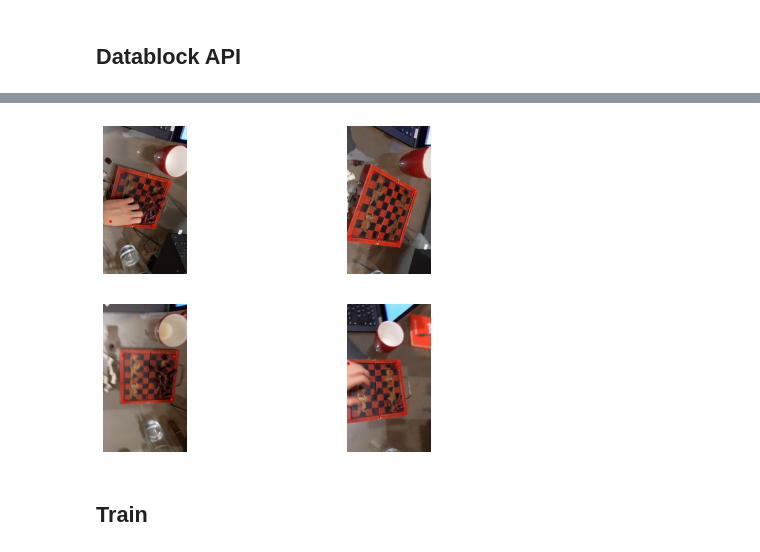
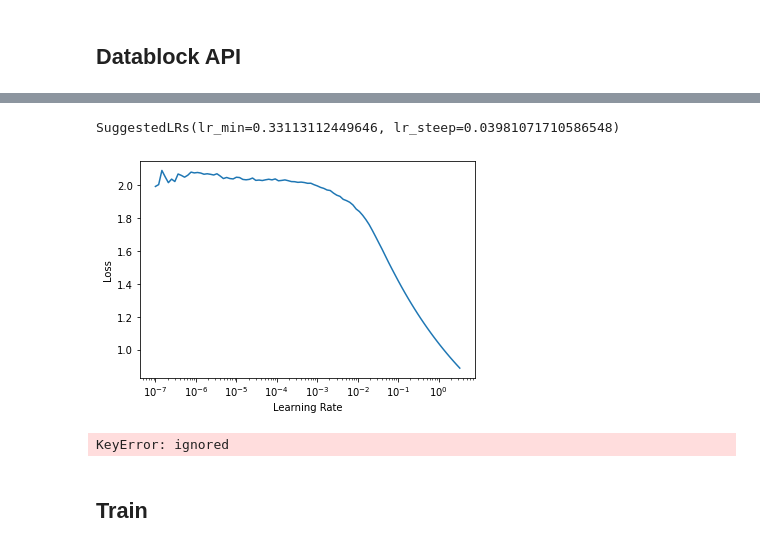
Before and after one commit to silent-ai/chessboard, a Jupyter notebook: nbs/chessboard_detector.ipynb, the cells around one changed output, grey strips where cells are left out. Saved outputs shown, nothing was run; the diff lists cells and outputs as text; code cells hidden in the pictures.

```diff
--- a/nbs/chessboard_detector.ipynb
+++ b/nbs/chessboard_detector.ipynb
@@ -56,3 +61,31 @@ biwi = DataBlock(
     #item_tfms=Resize(320),
     batch_tfms=[Normalize.from_stats(*imagenet_stats)]
 )
+# %%
+#imgs = get_image_files(path/'content/chessboard/data/chessboard_images')
+#def overwriter(fname): return 'chessboard'
+#lambda is like def but anonomous
+chess = DataBlock(
+    #TensorCategory(0) is type for Category
+    blocks=(ImageBlock, CategoryBlock),
+    get_items=get_image_files,
+
+    #get image file output passed into overwriter call
+    #ML: x is input, y is label
+    get_y=lambda x: 'chessboard',
+
+    #specify validation set
+    splitter=RandomSplitter(),
+
+    #specify item transformations
+    item_tfms=Resize(size=224)
+)
+chessboard_dls = chess.dataloaders(path/'content')
+#chessboard_dls.show_batch()
+
+chesslearn = cnn_learner(chessboard_dls, resnet34, n_out=3)
+#n out is number of categories out
+#res34 is arch which has been pretrained already so has classifications like man, dog, frog
+
+chesslearn.lr_find()
+# %% [output]
@@ -59,8 +93,10 @@ biwi = DataBlock(
+SuggestedLRs(lr_min=0.33113112449646, lr_steep=0.03981071710586548)
+[figure, added]
 # %%
-dls = biwi.dataloaders(path, bs=4)
+dls = biwi.dataloaders(path/'content', bs=4)
 dls.show_batch(max_n=9, figsize=(8,6))
 # %% [output]
-[figure, removed]
+KeyError: ignored
 # %% [markdown]
 ## Train
 # %%
```
Also changed, not shown: parts of 6 cells of this notebook.
